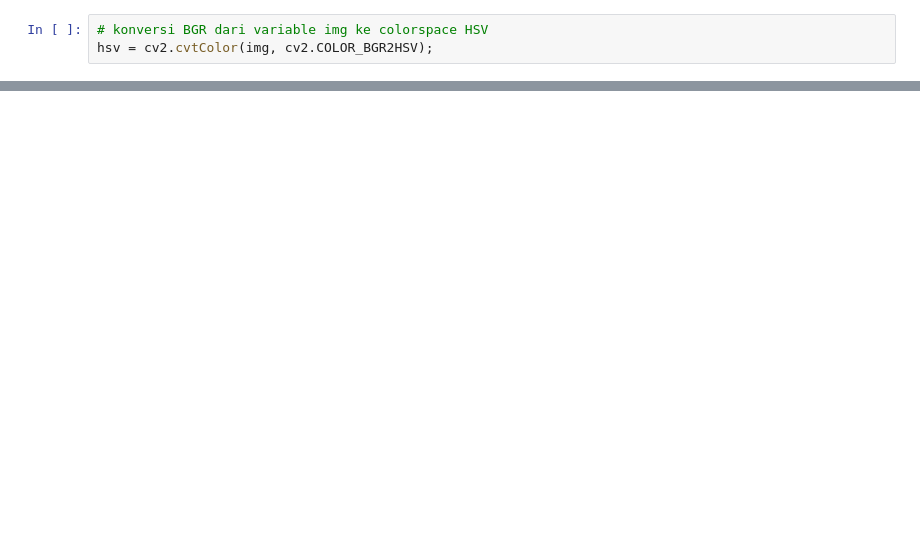
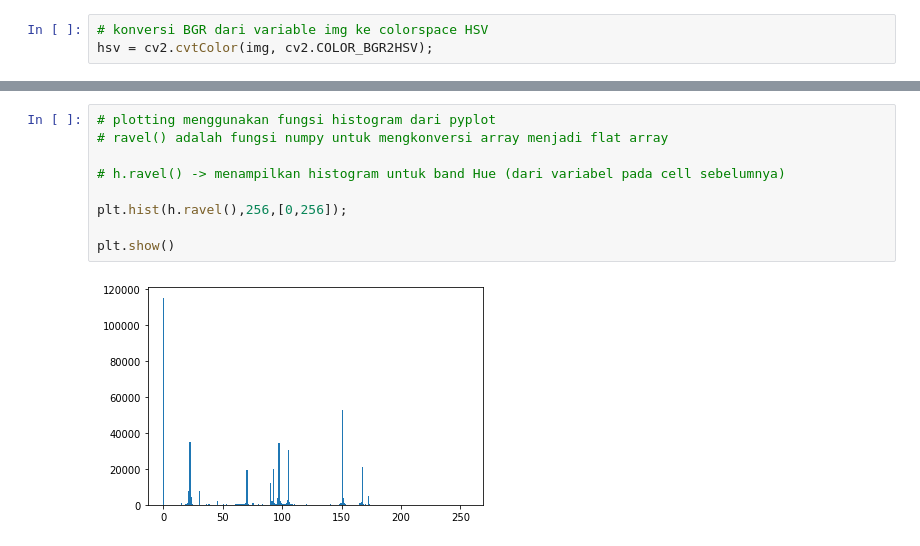
Before and after one commit to bachtyarrrr/baachtyarKCBV1, a Jupyter notebook: pengolahan_citra.ipynb, the cells around one changed output, grey strips where cells are left out. Cells and saved outputs as stored; diff of their text form; blank space fills up the shorter version.

```diff
--- a/pengolahan_citra.ipynb
+++ b/pengolahan_citra.ipynb
@@ -98,0 +99,11 @@ plt.show()
+# %%
+# plotting menggunakan fungsi histogram dari pyplot
+# ravel() adalah fungsi numpy untuk mengkonversi array menjadi flat array
+
+# h.ravel() -> menampilkan histogram untuk band Hue (dari variabel pada cell sebelumnya)
+
+plt.hist(h.ravel(),256,[0,256]);
+
+plt.show()
+# %% [output]
+[figure, added]
```
Also changed, not shown: parts of 10 cells of this notebook.
